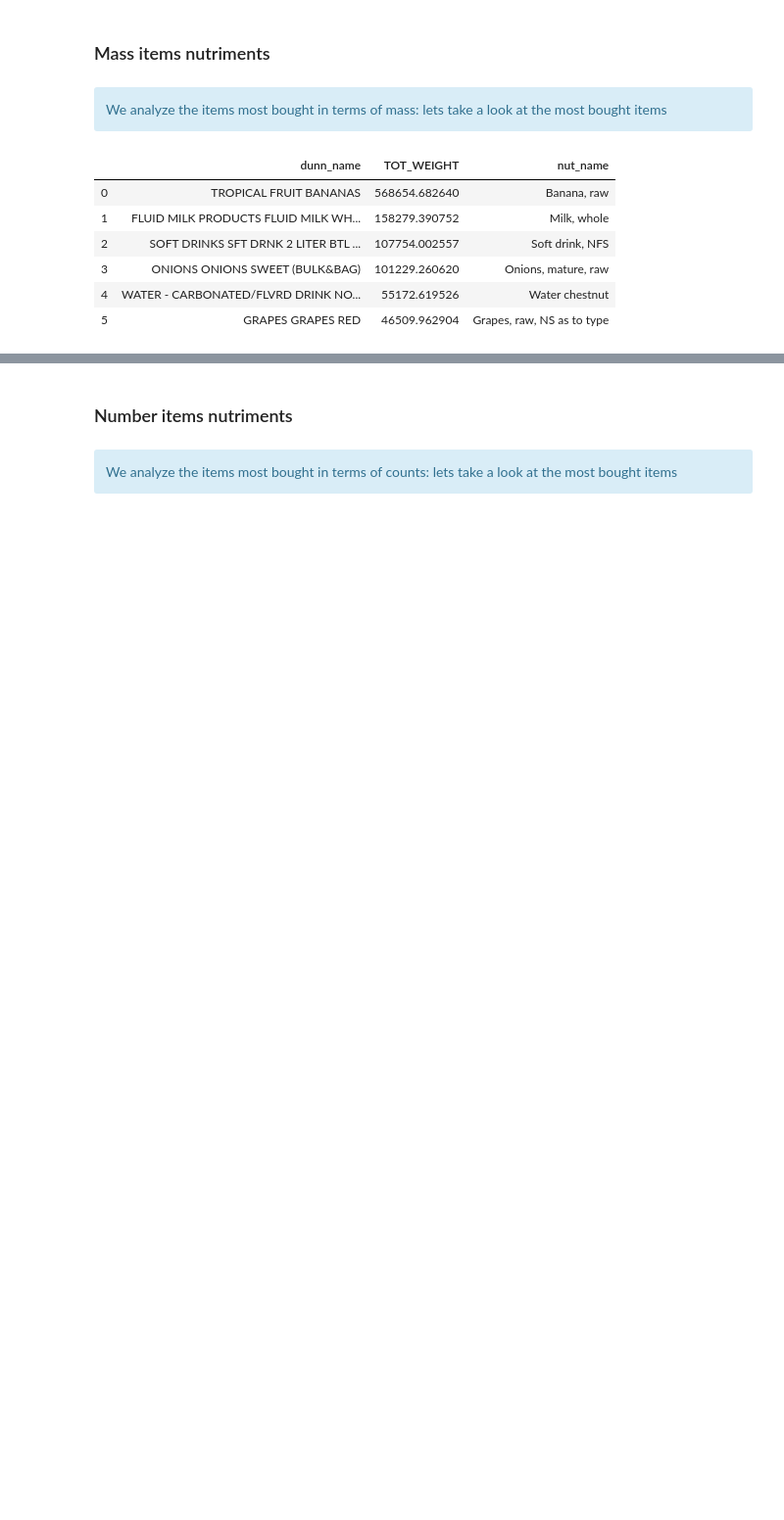
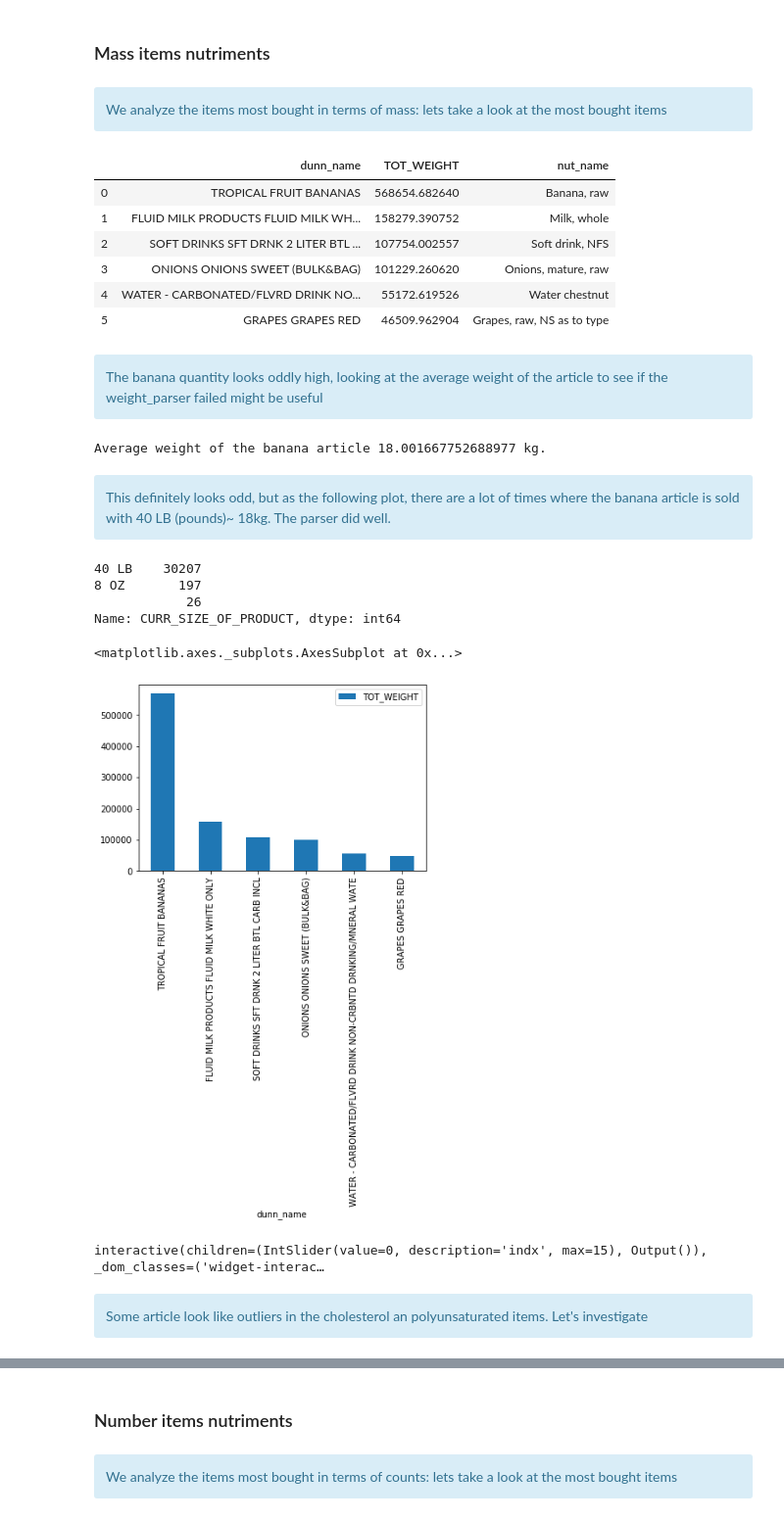
Before and after one commit to raphaelreiss/ADA_project, a Jupyter notebook: src/Demographic_Nut.ipynb, the cells around one changed output, grey strips where cells are left out. Shown at 98% size. Drawn from its saved outputs; the diff is of its cells as text; code cells hidden in the pictures; blank space fills up the shorter version.

```diff
--- a/src/Demographic_Nut.ipynb
+++ b/src/Demographic_Nut.ipynb
@@ -239,5 +232,6 @@ We analyze the items most bought in terms of mass: lets take a look at the most
 # %%
-tot_weight_nut_df.head(6)[['dunn_name','TOT_WEIGHT','nut_name']]
+top_weight = tot_weight_nut_df.head(6)[['dunn_name','TOT_WEIGHT','nut_name']]
+top_weight
 # %% [output]
 |  | dunn_name | TOT_WEIGHT | nut_name |
 | 0 | TROPICAL FRUIT BANANAS | 568654.682640 | Banana, raw |
@@ -246,3 +240,29 @@ tot_weight_nut_df.head(6)[['dunn_name','TOT_WEIGHT','nut_name']]
 | 3 | ONIONS ONIONS SWEET (BULK&BAG) | 101229.260620 | Onions, mature, raw |
 | 4 | WATER - CARBONATED/FLVRD DRINK NO... | 55172.619526 | Water chestnut |
 | 5 | GRAPES GRAPES RED | 46509.962904 | Grapes, raw, NS as to type |
+# %% [markdown]
+<div class="alert alert-block alert-info">
+The banana quantity looks oddly high, looking at the average weight of the article to see if the weight_parser failed might be useful
+</div>
+# %%
+tot_weight_nut_df['avg_weight'] = tot_weight_nut_df.TOT_WEIGHT / tot_weight_nut_df.QUANTITY
+avg_banana_weight = tot_weight_nut_df[tot_weight_nut_df.dunn_name == 'TROPICAL FRUIT BANANAS'].avg_weight.values[0]
+print('Average weight of the banana article {} kg.'.format(avg_banana_weight))
+# %% [output]
+Average weight of the banana article 18.001667752688977 kg.
+# %% [markdown]
+<div class="alert alert-block alert-info">
+This definitely looks odd, but as the following plot, there are a lot of times where the banana article is sold with 40 LB (pounds)~ 18kg. The parser did well.
+</div>
+# %%
+food_transaction_data[food_transaction_data.dunn_name.str.contains('TROPICAL FRUIT BANANAS')].CURR_SIZE_OF_PRODUCT.value_counts()
+# %% [output]
+40 LB    30207
+8 OZ       197
+            26
+Name: CURR_SIZE_OF_PRODUCT, dtype: int64
+# %%
+top_weight.plot.bar(x = 'dunn_name',y = 'TOT_WEIGHT')
+# %% [output]
+<matplotlib.axes._subplots.AxesSubplot at 0x...>
+[figure, added]
@@ -248,0 +283,9 @@ tot_weight_nut_df.head(6)[['dunn_name','TOT_WEIGHT','nut_name']]
+# %%
+plot_tot_nut = lambda indx: plot_nutriments(indx,tot_weight_nut_df)
+interact(plot_tot_nut, indx=widgets.IntSlider(min=0, max=len(nutriments) - 1, step=1, value=0));
+# %% [output]
+interactive(children=(IntSlider(value=0, description='indx', max=15), Output()), _dom_classes=('widget-interac…
+# %% [markdown]
+<div class="alert alert-block alert-info">
+Some article look like outliers in the cholesterol an polyunsaturated items. Let's investigate
+</div>
```
Also changed, not shown: parts of 43 cells of this notebook, 4 other files.
